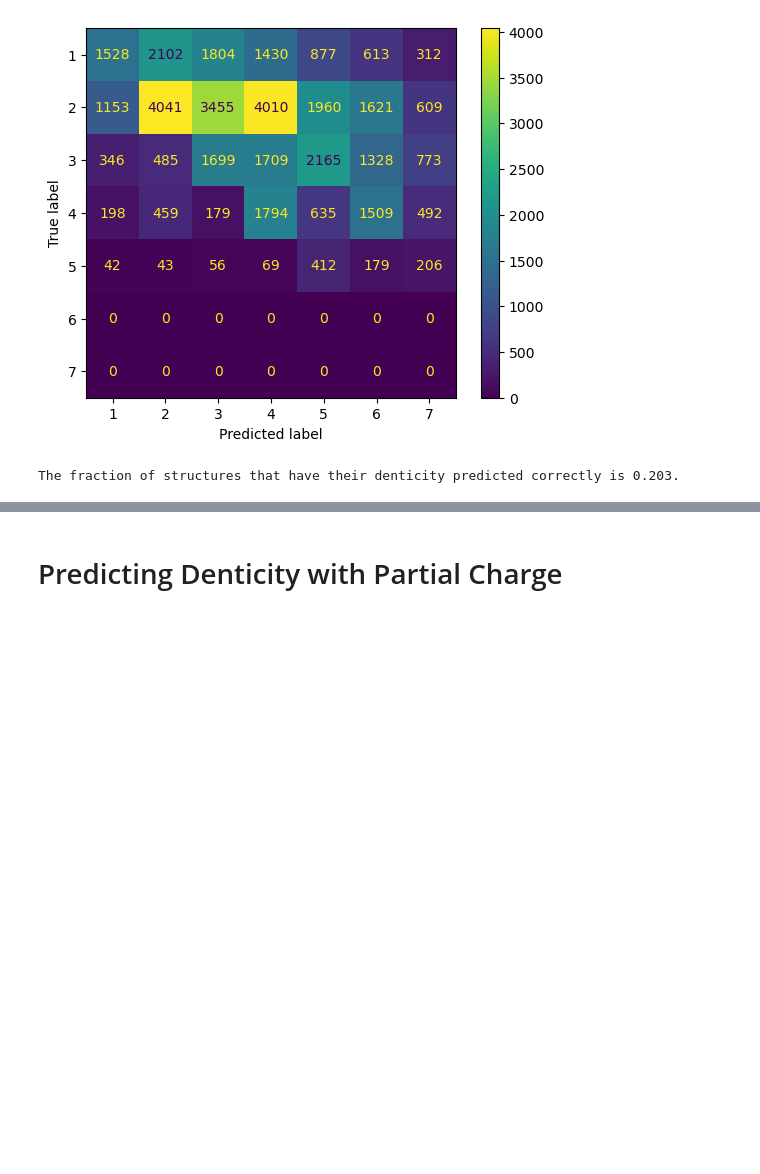
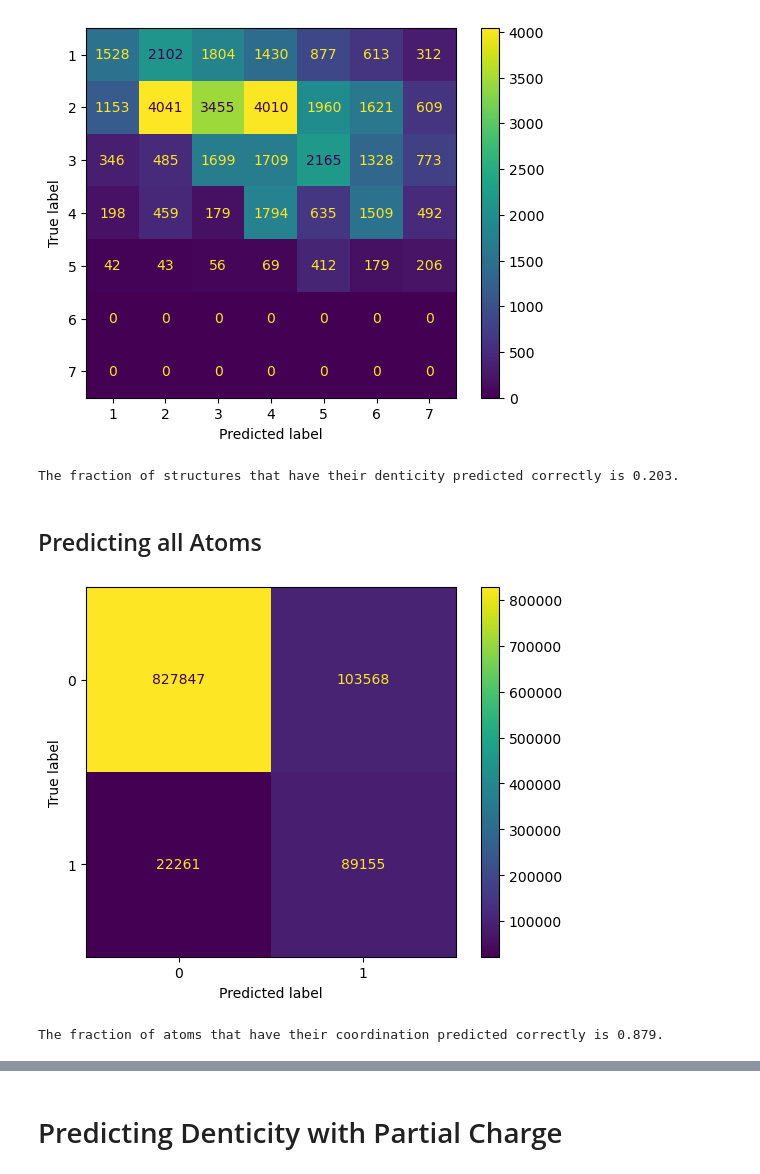
Before and after one commit to aarongarrison/coordination_prediction, a Jupyter notebook: heuristic_predictions.ipynb, the cells around one changed output, grey strips where cells are left out. Drawn from its saved outputs; the diff is of its cells as text; code cells hidden in the pictures; blank space fills up the shorter version.

Commit message:
updating heuristics, hyperparameter visualization

```diff
--- a/heuristic_predictions.ipynb
+++ b/heuristic_predictions.ipynb
@@ -44,3 +46,35 @@ frac_correct = num_correct / len(true_denticities)
 print(f'The fraction of structures that have their denticity predicted correctly is {frac_correct:1.3f}.')
 # %% [output]
 The fraction of structures that have their denticity predicted correctly is 0.203.
+# %% [markdown]
+## Predicting all Atoms
+# %%
+true_labels = np.concatenate(filtered_labels)
+atom_list = np.concatenate([[a.GetAtomicNum() for a in ligand.GetAtoms()] for ligand in filtered_mol_ls])
+heur_labels = []
+for atom in atom_list:
+    if atom in common_catoms:
+        heur_labels.append(1)
+    else:
+        heur_labels.append(0)
+
+cm = confusion_matrix(true_labels, heur_labels)
+disp = ConfusionMatrixDisplay(confusion_matrix=cm)
+disp.plot(values_format='d')
+plt.savefig('figures/electronegativity_allatoms_cm.png', dpi=300)
+# %% [output]
+[figure, added]
+# %%
+num_correct = 0
+
+for i in range(len(true_labels)):
+    true = true_labels[i]
+    pred = heur_labels[i]
+
+    if true == pred:
+        num_correct += 1
+
+frac_correct = num_correct / len(true_labels)
+print(f'The fraction of atoms that have their coordination predicted correctly is {frac_correct:1.3f}.')
+# %% [output]
+The fraction of atoms that have their coordination predicted correctly is 0.879.
```
Also changed, not shown: parts of 11 cells of this notebook, 1 other file.
